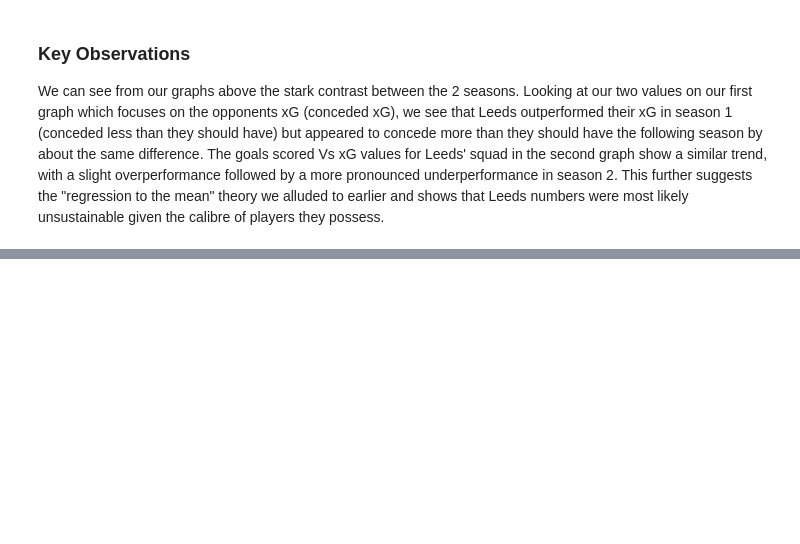
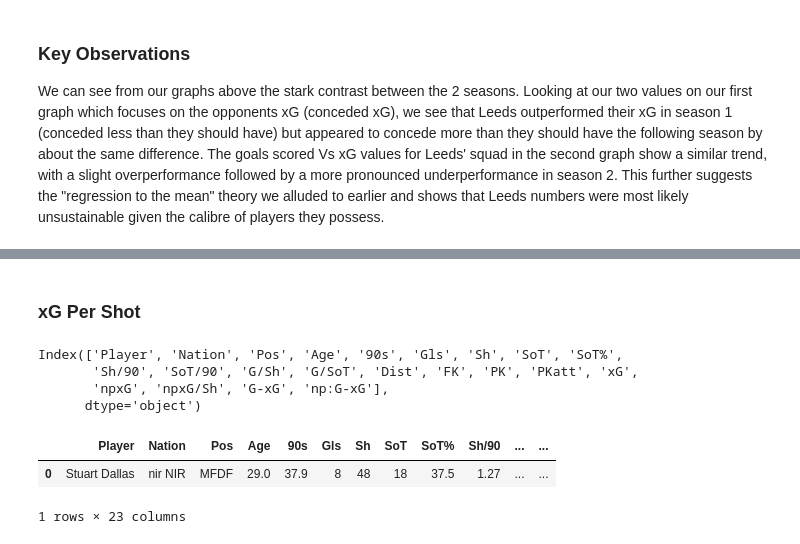
Before and after one commit to kiansweeney11/xg-data-analysis, a Jupyter notebook: leeds-comparison.ipynb, the cells around one changed output, grey strips where cells are left out. Cells and saved outputs as stored; diff of their text form; code cells hidden in the pictures; blank space fills up the shorter version.

```diff
--- a/leeds-comparison.ipynb
+++ b/leeds-comparison.ipynb
@@ -623,0 +634,12 @@ What stands out immediately is Leeds' key attacking players such as Rodrigo, Rap
+# %%
+lst_results = []
+def create_90_val(df, col1, col2, lst):
+    nineties = list(df[col1])
+    metric = list(df[col2])
+    for i in range(len(nineties)):
+        if nineties[i] > 0:
+            val_per_90 = metric[i] / nineties[i]
+            lst.append(val_per_90)
+        else:
+            lst.append(0)
+    return lst
@@ -623,0 +687,12 @@ What stands out immediately is Leeds' key attacking players such as Rodrigo, Rap
+# %% [markdown]
+### xG Per Shot
+# %%
+shot_firstseason = pd.read_csv("datasets/cleanedAdvanced/leeds-shoot2021-cleaned.csv")
+shot_secondseason = pd.read_csv("datasets/cleanedAdvanced/leeds-shoot2122-cleaned.csv")
+# %%
+shot_firstseason.columns
+# %% [output]
+Index(['Player', 'Nation', 'Pos', 'Age', '90s', 'Gls', 'Sh', 'SoT', 'SoT%',
+       'Sh/90', 'SoT/90', 'G/Sh', 'G/SoT', 'Dist', 'FK', 'PK', 'PKatt', 'xG',
+       'npxG', 'npxG/Sh', 'G-xG', 'np:G-xG'],
+      dtype='object')
@@ -623,0 +701,10 @@ What stands out immediately is Leeds' key attacking players such as Rodrigo, Rap
+# %%
+lst_res3 = []
+shotfirst = create_90_val(shot_firstseason, 'Sh', 'xG', lst_res3)
+shot_firstseason['xGPerShot'] = shotfirst
+# %%
+shot_firstseason.head(1)
+# %% [output]
+|  | Player | Nation | Pos | Age | 90s | Gls | Sh | SoT | SoT% | Sh/90 | ... | ... |
+| 0 | Stuart Dallas | nir NIR | MFDF | 29.0 | 37.9 | 8 | 48 | 18 | 37.5 | 1.27 | ... | ... |
+1 rows × 23 columns
```
Also changed, not shown: parts of 35 cells of this notebook, 1 other file.
